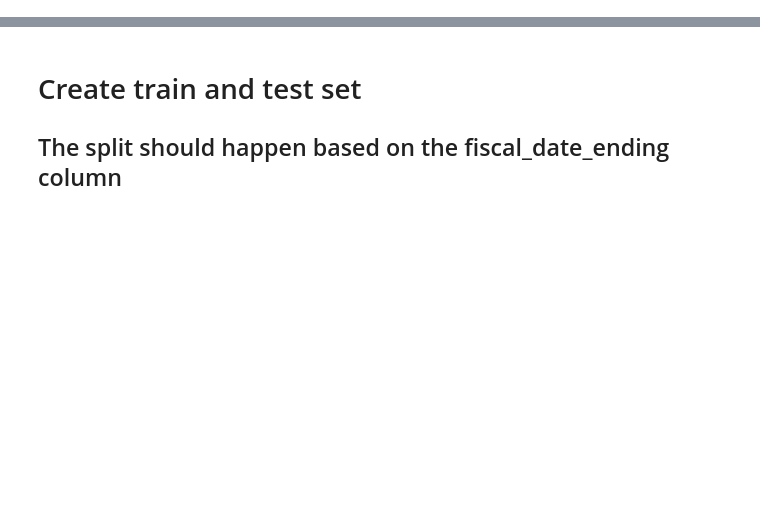
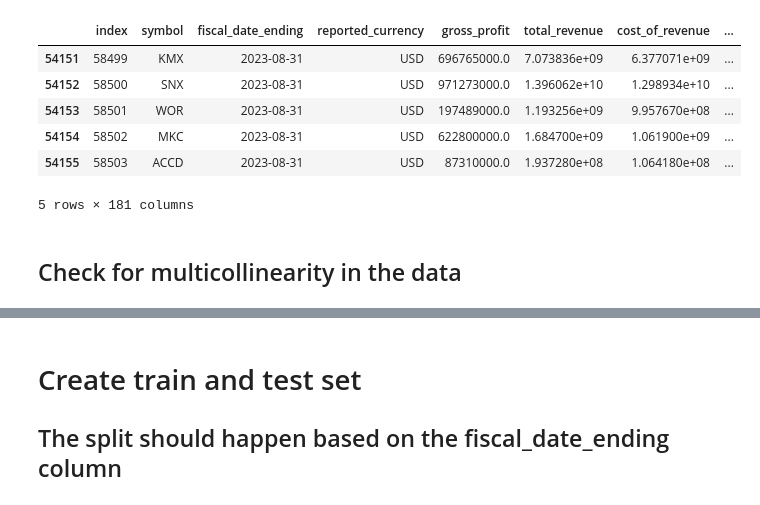
Before and after one commit to OrestisStefanou/InvestorAPI, a Jupyter notebook: analytics/notebooks/PricePrediction.ipynb, the cells around one changed output, grey strips where cells are left out. Cells and saved outputs as stored; diff of their text form; code cells hidden in the pictures; blank space fills up the shorter version.

```diff
--- a/analytics/notebooks/PricePrediction.ipynb
+++ b/analytics/notebooks/PricePrediction.ipynb
@@ -109,0 +90,12 @@ stocks_df
+# %%
+stocks_df.tail()
+# %% [output]
+|  | index | symbol | fiscal_date_ending | reported_currency | gross_profit | total_revenue | cost_of_revenue | ... |
+| 54151 | 58499 | KMX | 2023-08-31 | USD | 696765000.0 | 7.073836e+09 | 6.377071e+09 | ... |
+| 54152 | 58500 | SNX | 2023-08-31 | USD | 971273000.0 | 1.396062e+10 | 1.298934e+10 | ... |
+| 54153 | 58501 | WOR | 2023-08-31 | USD | 197489000.0 | 1.193256e+09 | 9.957670e+08 | ... |
+| 54154 | 58502 | MKC | 2023-08-31 | USD | 622800000.0 | 1.684700e+09 | 1.061900e+09 | ... |
+| 54155 | 58503 | ACCD | 2023-08-31 | USD | 87310000.0 | 1.937280e+08 | 1.064180e+08 | ... |
+5 rows × 181 columns
+# %% [markdown]
+## Check for multicollinearity in the data
```
Also changed, not shown: parts of 25 cells of this notebook, 1 other file.
